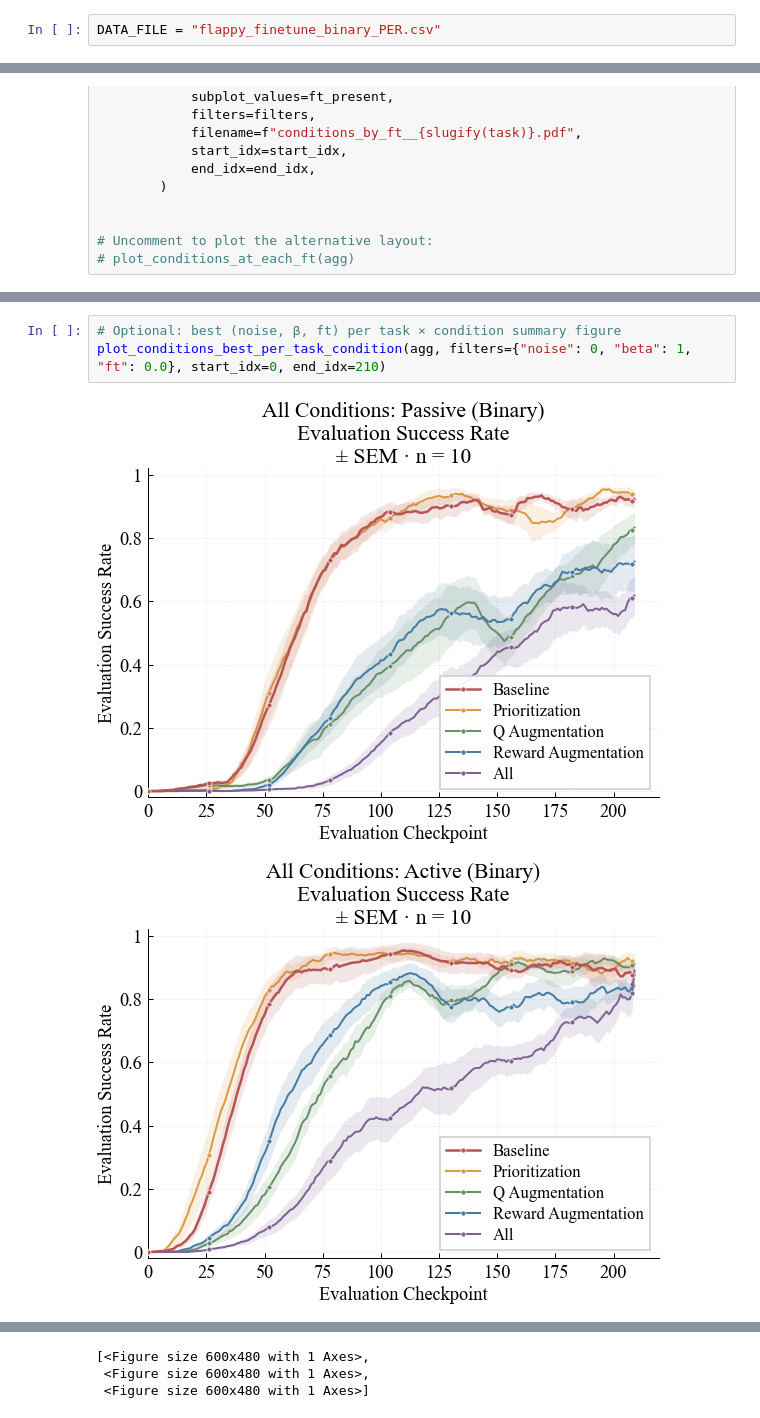
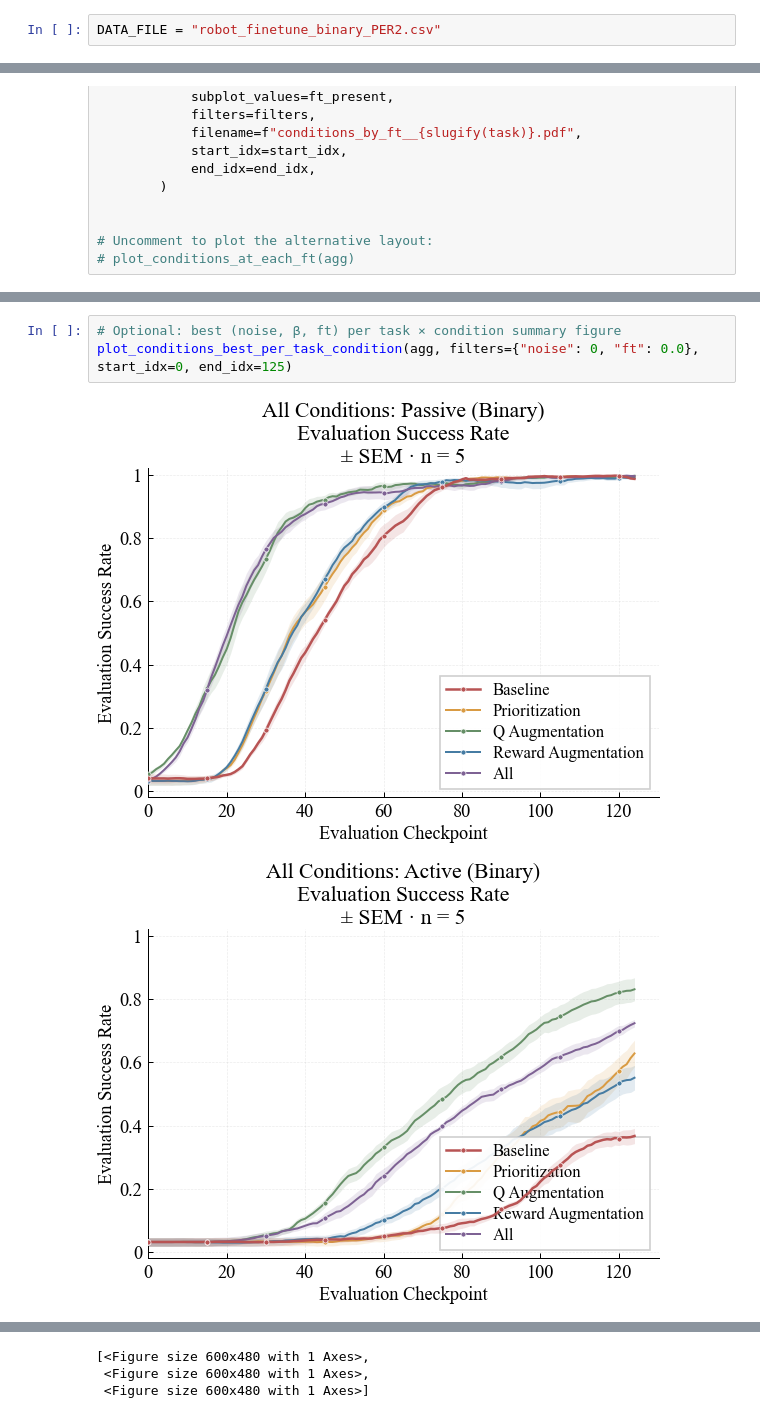
Before and after one commit to your-profile/OfflineNeuroloop, a Jupyter notebook: src/results/graphs_finetune_single.ipynb, the cells around one changed output, grey strips where cells are left out. Drawn from its saved outputs; the diff is of its cells as text.

```diff
--- a/src/results/graphs_finetune_single.ipynb
+++ b/src/results/graphs_finetune_single.ipynb
@@ -62,7 +62,7 @@ mpl.rcParams.update({
 
 TASKS_TO_PLOT = ["Passive", "Active", "Pooled"]
 # %%
-DATA_FILE = "flappy_finetune_binary_PER.csv"
+DATA_FILE = "robot_finetune_binary_PER2.csv"
 # %%
 SEED_COLUMN = "parameters_experiment_random_state"
 # "results_success_rate" or "results_total_reward" (reward is mean return per eval checkpoint)
@@ -1304,6 +1304,6 @@ plot_conditions_at_each_ft(agg, start_idx=0, end_idx=400)
 # %%
 # Optional: best (noise, β, ft) per task × condition summary figure
-plot_conditions_best_per_task_condition(agg, filters={"noise": 0, "beta": 1, "ft": 0.0}, start_idx=0, end_idx=210)
+plot_conditions_best_per_task_condition(agg, filters={"noise": 0, "ft": 0.0}, start_idx=0, end_idx=125)
 # %% [output]
-[figure, old version]
+[figure, new version]
-[figure, old version]
+[figure, new version]
```
Also changed, not shown: parts of 9 cells of this notebook, 4 other files.
